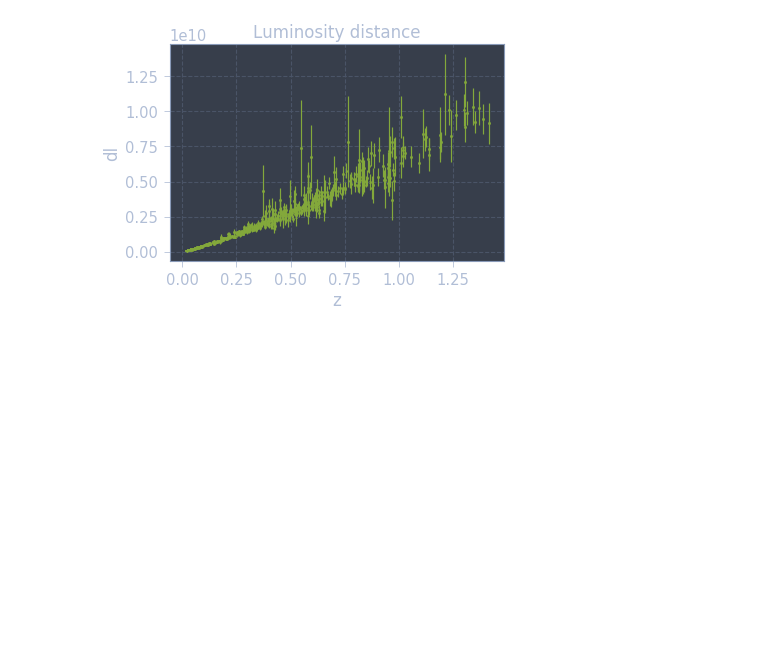
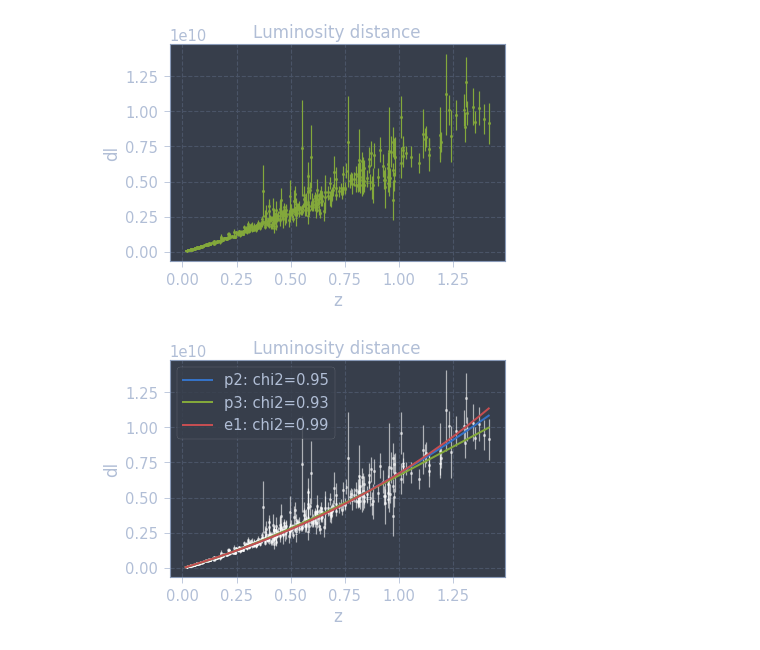
Before and after one commit to modw/isw-from-h, a Jupyter notebook: Getting H(z) from Union catalog.ipynb, the cells around one changed output. Drawn from its saved outputs; the diff is of its cells as text; code cells hidden in the pictures; blank space fills up the shorter version.

Commit message:
Tried a couple of curve fits for luminosity distance

```diff
--- a/Getting H(z) from Union catalog.ipynb
+++ b/Getting H(z) from Union catalog.ipynb
@@ -44,3 +46,40 @@ udf.plot.scatter(x='z',y='dl',yerr='dl_err',c='C1',s=8);
 plt.title('Luminosity distance');
 # %% [output]
 [figure]
+# %%
+x = udf.z.values
+# %%
+# curve fit function
+def cfit(f):
+    x, y, y_err = udf[['z','dl','dl_err']].values.T
+    popt, pcov = opt.curve_fit(f, x, y, sigma=y_err)
+    chi2 = np.sum((f(x,*popt) - y)**2/y_err**2)
+    return popt, pcov, chi2
+
+# curve fit plot
+def cf_plot(f , label=None):
+    popt, pcov, chi2 = cfit(f)
+    plt.plot(udf.z,f(udf.z, *popt), lw=2,
+             label=label+": chi2={}".format(np.round(chi2/len(udf),decimals=2)))
+
+# fitting functions
+def p2(x,c0,c1,c2):
+    return c0 + c1*x + c2*x**2
+
+def p3(x,c0,c1,c2,c3):
+    return c0 + c1*x + c2*x**2 + c3*x**3
+
+def e1(x, c0, c1, c2):
+    return c0 + c1*np.exp(c2*x)
+# %%
+udf.plot.scatter(x='z',y='dl',yerr='dl_err',c='white',alpha=0.6,s=8);
+plt.title('Luminosity distance');
+
+cf_plot(p2, 'p2')
+cf_plot(p3, 'p3')
+cf_plot(e1, 'e1')
+
+plt.legend()
+plt.show()
+# %% [output]
+[figure, added]
```
Also changed, not shown: parts of 2 cells of this notebook.
